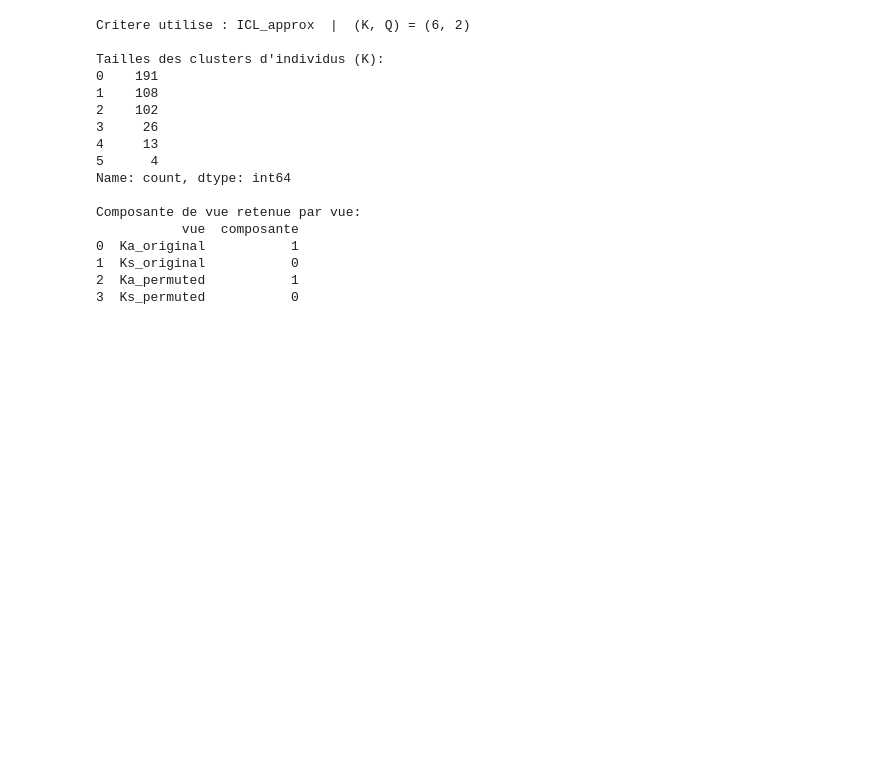
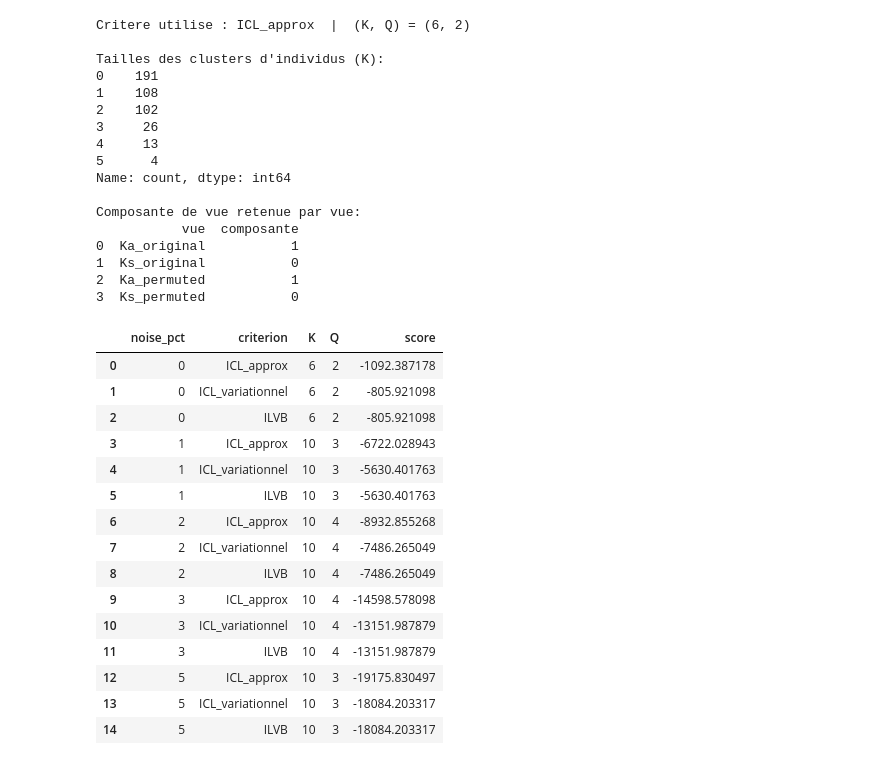
Before and after one commit to ThomasHucorne/mimiSBM, a Jupyter notebook: recouvrement_kaks.ipynb, the cells around one changed output. Drawn from its saved outputs; the diff is of its cells as text; code cells hidden in the pictures; blank space fills up the shorter version.

Commit message:
Modification of Gene Expression results

```diff
--- a/recouvrement_kaks.ipynb
+++ b/recouvrement_kaks.ipynb
@@ -1220,3 +1211,62 @@ Composante de vue retenue par vue:
 1  Ks_original           0
 2  Ka_permuted           1
 3  Ks_permuted           0
+# %%
+NOISE_LEVELS_PCT = [0, 1, 2, 3, 5]
+
+noise_results = []
+
+for noise_pct in NOISE_LEVELS_PCT:
+    noise_rate = noise_pct / 100
+
+    original_matrices = load_adjacency_matrices(MATRIX_PATHS)
+
+    # Reset the seed at each noise level for reproducibility
+    rng = np.random.default_rng(PERMUTATION_SEED)
+    permuted_matrices = {
+        name: permute_adjacency_labels(matrix, noise_rate, rng)
+        for name, matrix in original_matrices.items()
+    }
+
+    mixed_matrices = {
+        "Ka_original": original_matrices["Ka"],
+        "Ks_original": original_matrices["Ks"],
+        "Ka_permuted": permuted_matrices["Ka"],
+        "Ks_permuted": permuted_matrices["Ks"],
+    }
+
+    mixed_tensor, mixed_view_names = build_tensor(mixed_matrices)
+    _, mixed_bests = grid_search(mixed_tensor)
+
+    for criterion, best in mixed_bests.items():
+        noise_results.append({
+            "noise_pct": noise_pct,
+            "criterion": criterion,
+            "K": best["K"],
+            "Q": best["Q"],
+            "score": best["score"],
+        })
+
+noise_summary = pd.DataFrame(noise_results)
+display(
+    noise_summary
+    .sort_values(["noise_pct", "criterion"])
+    .reset_index(drop=True)
+)
+# %% [output]
+|  | noise_pct | criterion | K | Q | score |
+| 0 | 0 | ICL_approx | 6 | 2 | -1092.387178 |
+| 1 | 0 | ICL_variationnel | 6 | 2 | -805.921098 |
+| 2 | 0 | ILVB | 6 | 2 | -805.921098 |
+| 3 | 1 | ICL_approx | 10 | 3 | -6722.028943 |
+| 4 | 1 | ICL_variationnel | 10 | 3 | -5630.401763 |
+| 5 | 1 | ILVB | 10 | 3 | -5630.401763 |
+| 6 | 2 | ICL_approx | 10 | 4 | -8932.855268 |
+| 7 | 2 | ICL_variationnel | 10 | 4 | -7486.265049 |
+| 8 | 2 | ILVB | 10 | 4 | -7486.265049 |
+| 9 | 3 | ICL_approx | 10 | 4 | -14598.578098 |
+| 10 | 3 | ICL_variationnel | 10 | 4 | -13151.987879 |
+| 11 | 3 | ILVB | 10 | 4 | -13151.987879 |
+| 12 | 5 | ICL_approx | 10 | 3 | -19175.830497 |
+| 13 | 5 | ICL_variationnel | 10 | 3 | -18084.203317 |
+| 14 | 5 | ILVB | 10 | 3 | -18084.203317 |
```
Also changed, not shown: parts of 7 cells of this notebook, 9 other files.
